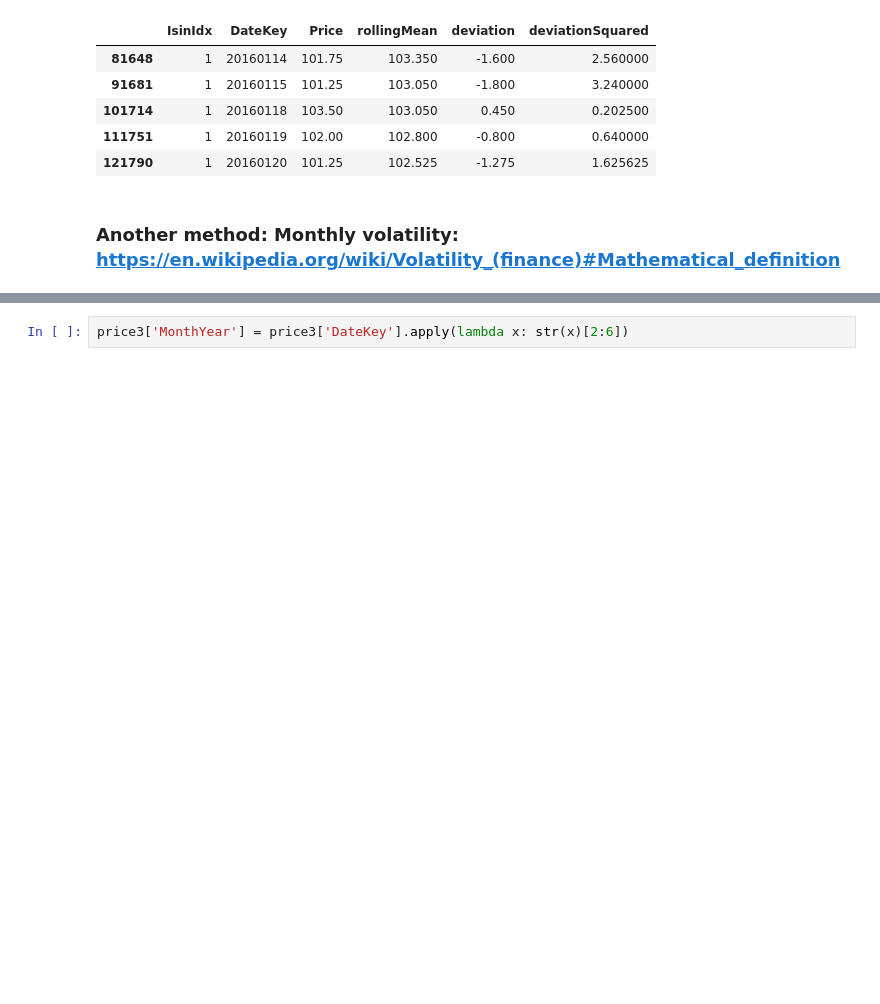
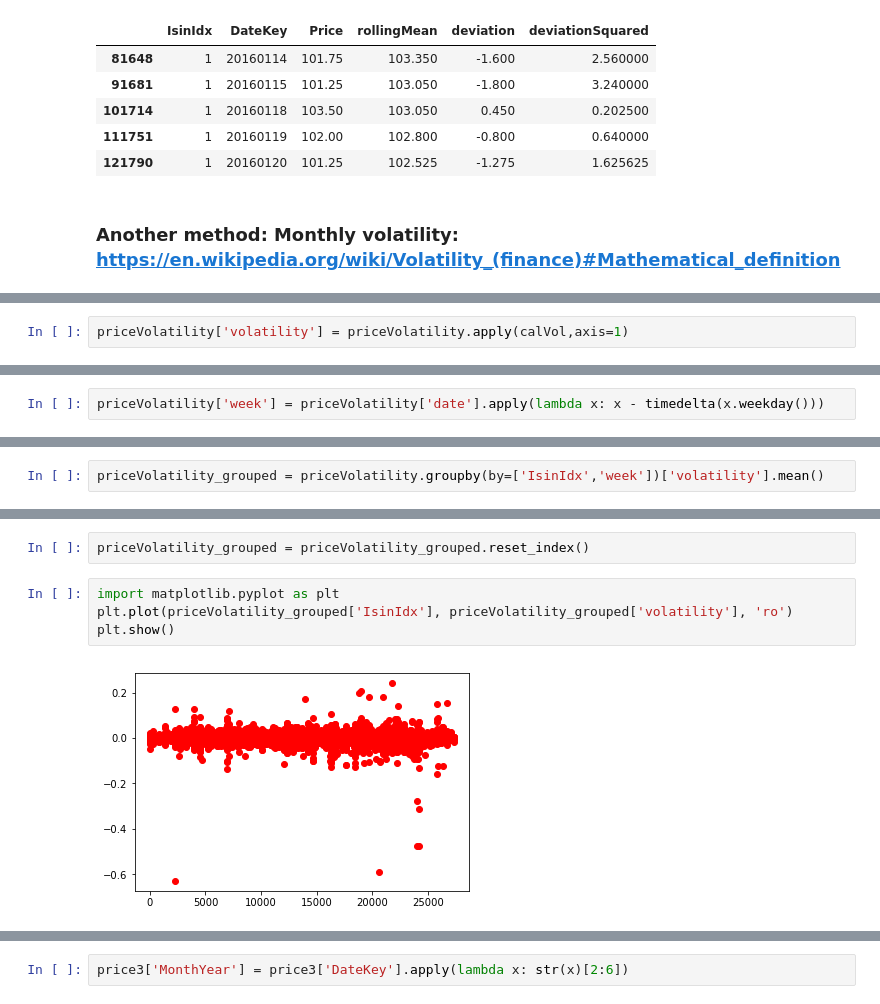
Before and after one commit to jin14/DataSG2018, a Jupyter notebook: SummarizingMarketData.ipynb, the cells around one changed output, grey strips where cells are left out. Drawn from its saved outputs; the diff is of its cells as text; blank space fills up the shorter version.

```diff
--- a/SummarizingMarketData.ipynb
+++ b/SummarizingMarketData.ipynb
@@ -125,0 +161,2 @@ price3.head()
+# %%
+priceVolatility['volatility'] = priceVolatility.apply(calVol,axis=1)
@@ -125,0 +172,2 @@ price3.head()
+# %%
+priceVolatility['week'] = priceVolatility['date'].apply(lambda x: x - timedelta(x.weekday()))
@@ -125,0 +183,2 @@ price3.head()
+# %%
+priceVolatility_grouped = priceVolatility.groupby(by=['IsinIdx','week'])['volatility'].mean()
@@ -125,0 +194,8 @@ price3.head()
+# %%
+priceVolatility_grouped = priceVolatility_grouped.reset_index()
+# %%
+import matplotlib.pyplot as plt
+plt.plot(priceVolatility_grouped['IsinIdx'], priceVolatility_grouped['volatility'], 'ro')
+plt.show()
+# %% [output]
+[figure, added]
```
Also changed, not shown: parts of 25 cells of this notebook, 3 other files.
